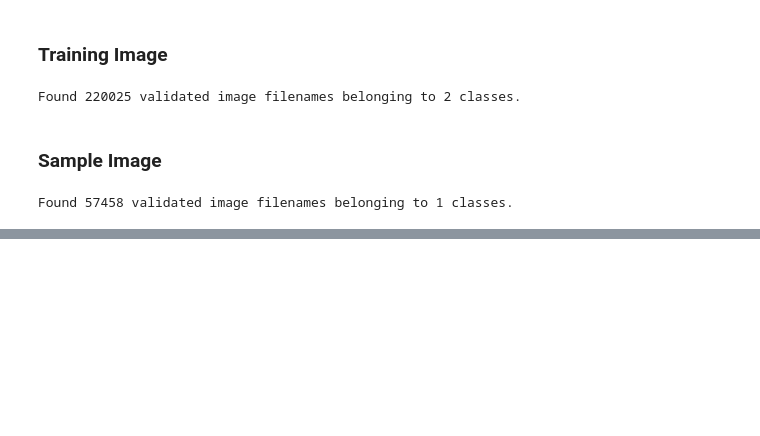
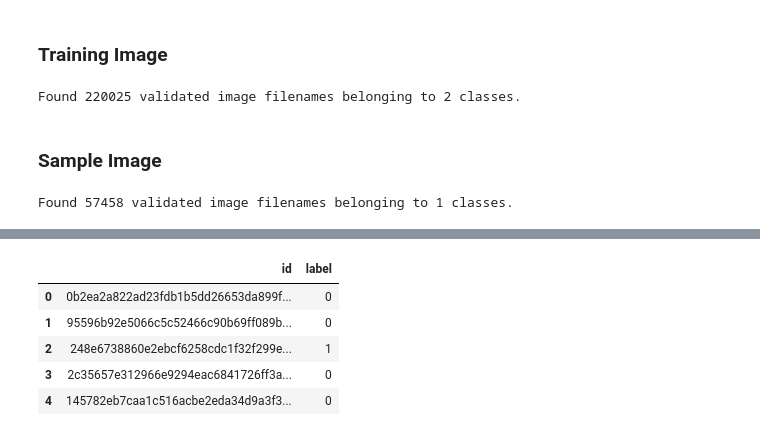
Before and after one commit to konicapatait/DeepLearning, a Jupyter notebook: histopathologic-cancer-detection.ipynb, the cells around one changed output, grey strips where cells are left out. Cells and saved outputs as stored; diff of their text form; code cells hidden in the pictures; blank space fills up the shorter version.

```diff
--- a/histopathologic-cancer-detection.ipynb
+++ b/histopathologic-cancer-detection.ipynb
@@ -222,10 +234,11 @@ model = models.Sequential([
     layers.MaxPooling2D((2, 2)),
     layers.Conv2D(64, (3, 3), activation='relu'),
     layers.MaxPooling2D((2, 2)),
-    layers.Conv2D(64, (3, 3), activation='relu'),
+    layers.Conv2D(32, (3, 3), activation='relu'),
     layers.Flatten(),
     layers.Dense(64, activation='relu'),
-    layers.Dense(10)
+    layers.Dense(2, activation='sigmoid')
+
 ])
 
 # Compile the model
@@ -233,6 +246,10 @@ model.compile(optimizer='adam',
               loss=tf.keras.losses.SparseCategoricalCrossentropy(from_logits=True),
               metrics=['accuracy'])
 
+#model.compile(loss=tf.keras.losses.binary_crossentropy,
+  #            optimizer=tf.keras.optimizers.Adam(0.001),
+  #            metrics=['accuracy'])
+
 # Train the model
 #model.fit(train_generator, df_train['label'], epochs=10, validation_data=(test_generator, df_sample['label']))
-model.fit(train_generator, epochs=1, validation_data=test_generator)
+#model.fit(train_generator, epochs=10, validation_data=test_generator)
@@ -256,7 +328,18 @@ print(f'test_predictions.flatten: {len(test_predictions.flatten())}')
 # %%
 
-test_df= pd.DataFrame({'id':  test_generator.filenames,'label': test_predictions.flatten()})
-test_df.head(1)
+#test_df= pd.DataFrame({'id':  test_generator.filenames,'label': np.argmax(test_predictions)})
+test_df = pd.DataFrame({
+    'id': test_generator.filenames,
+    'label': [np.argmax(pred) for pred in test_predictions]
+})
+test_df[0:5]
+# %% [output]
+|  | id | label |
+| 0 | 0b2ea2a822ad23fdb1b5dd26653da899f... | 0 |
+| 1 | 95596b92e5066c5c52466c90b69ff089b... | 0 |
+| 2 | 248e6738860e2ebcf6258cdc1f32f299e... | 1 |
+| 3 | 2c35657e312966e9294eac6841726ff3a... | 0 |
+| 4 | 145782eb7caa1c516acbe2eda34d9a3f3... | 0 |
 # %%
 
 # Get rid of '.tif' in 'id' column
```
Also changed, not shown: parts of 13 cells of this notebook.
